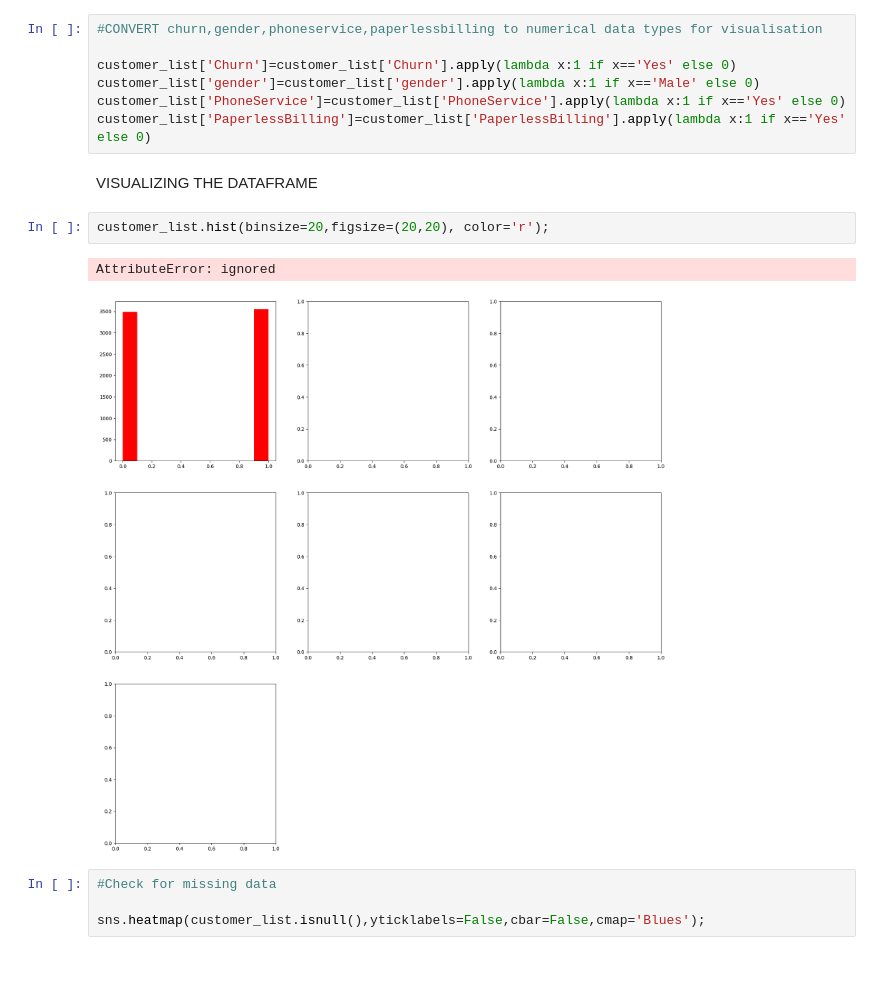
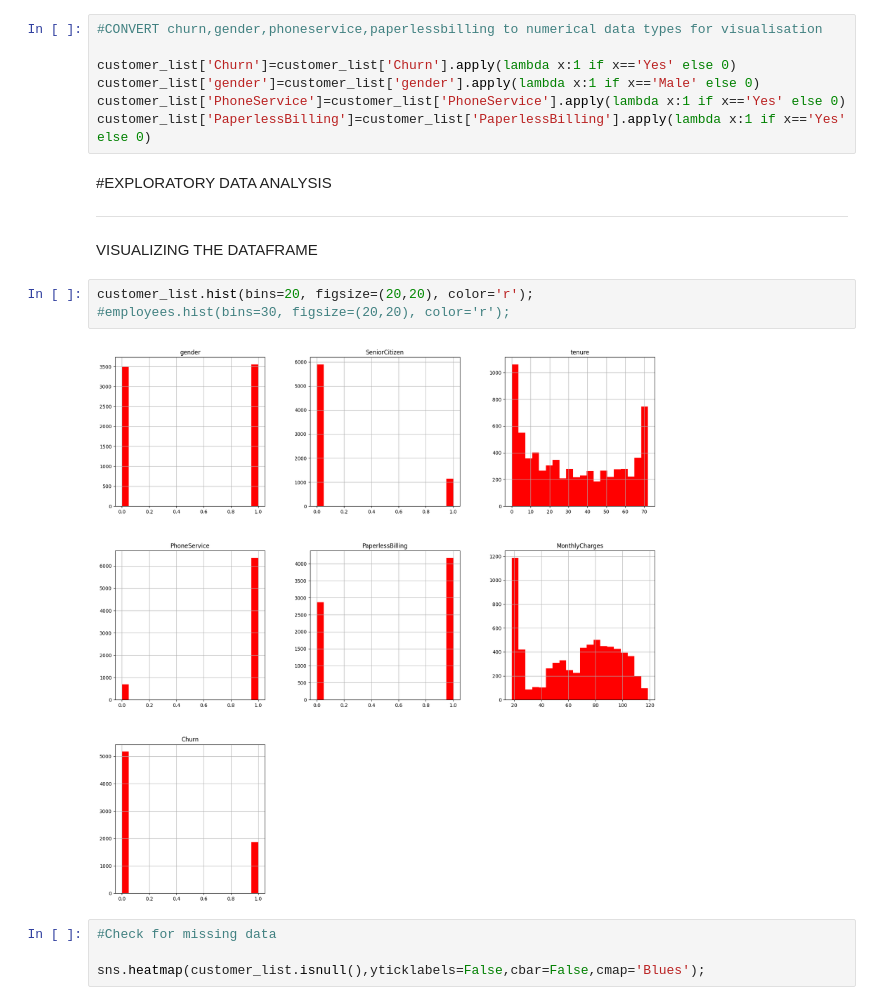
Before and after one commit to musah29/Teleco_Customer_Churn_Analysis, a Jupyter notebook: LP3_TELCO_CHURN_ANALYSIS.ipynb, the cells around one changed output. Saved outputs shown, nothing was run; the diff lists cells and outputs as text; blank space fills up the shorter version.

```diff
--- a/LP3_TELCO_CHURN_ANALYSIS.ipynb
+++ b/LP3_TELCO_CHURN_ANALYSIS.ipynb
@@ -75,13 +85,17 @@ customer_list['Churn']=customer_list['Churn'].apply(lambda x:1 if x=='Yes' else
 customer_list['gender']=customer_list['gender'].apply(lambda x:1 if x=='Male' else 0)
 customer_list['PhoneService']=customer_list['PhoneService'].apply(lambda x:1 if x=='Yes' else 0)
 customer_list['PaperlessBilling']=customer_list['PaperlessBilling'].apply(lambda x:1 if x=='Yes' else 0)
+# %% [markdown]
+#EXPLORATORY DATA ANALYSIS
+
+---
 # %% [markdown]
 VISUALIZING THE DATAFRAME
 # %%
-customer_list.hist(binsize=20,figsize=(20,20), color='r');
+customer_list.hist(bins=20, figsize=(20,20), color='r');
+#employees.hist(bins=30, figsize=(20,20), color='r');
 # %% [output]
-AttributeError: ignored
-[figure, old version]
+[figure, new version]
 # %%
 #Check for missing data
 
```
Also changed, not shown: parts of 24 cells of this notebook.
